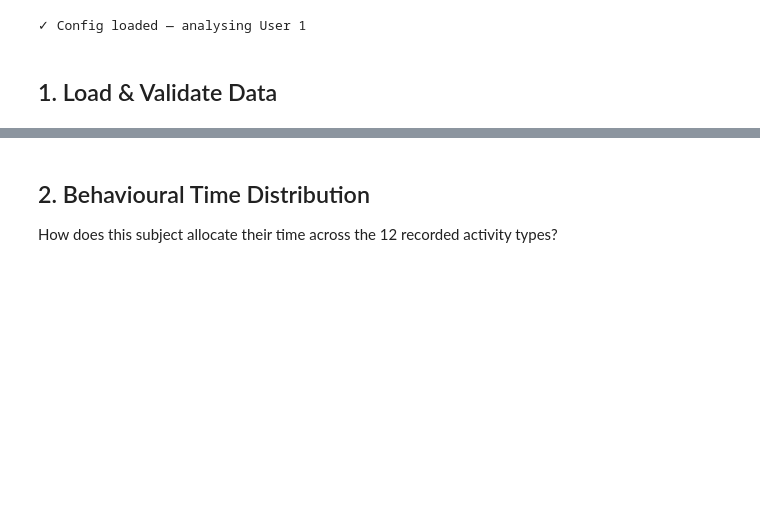
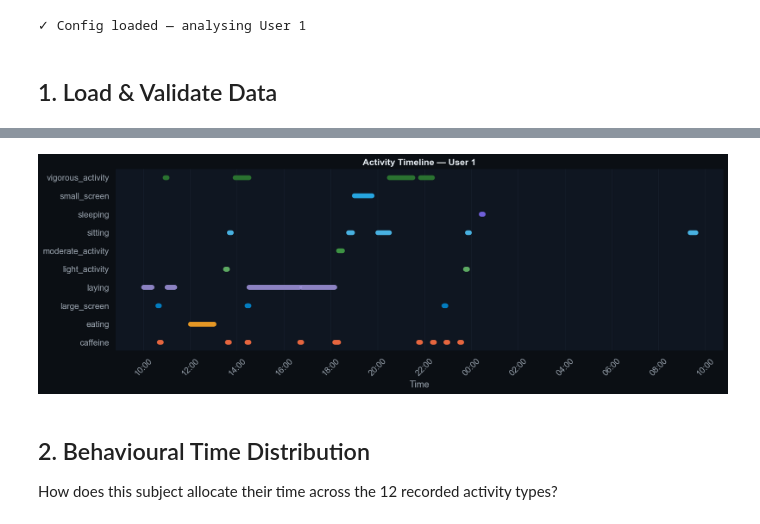
Before and after one commit to KceniaB/signal-to-insight, a Jupyter notebook: notebooks/01_mmash_exploration_v2.ipynb, the cells around one changed output, grey strips where cells are left out. Saved outputs shown, nothing was run; the diff lists cells and outputs as text; code cells hidden in the pictures; blank space fills up the shorter version.

Commit message:
added notebooks/projects; index updated

```diff
--- a/notebooks/01_mmash_exploration_v2.ipynb
+++ b/notebooks/01_mmash_exploration_v2.ipynb
@@ -67,7 +67,9 @@ print(f'✓ Config loaded — analysing User {USER_ID}')
 def load_user(user_id: int, data_root: str) -> dict:
     """Load all MMASH files for a given subject. Returns dict of DataFrames."""
     path = os.path.join(data_root, f'user_{user_id}/')
-    files = {'activity': 'Activity.csv', 'rr': 'RR.csv', 'sleep': 'sleep.csv'}
+    files = {'activity': 'Activity.csv', 'rr': 'RR.csv', 'sleep': 'sleep.csv',
+             'actigraph': 'Actigraph.csv', 'questionnaire': 'questionnaire.csv',
+              'saliva': 'saliva.csv', 'user_info': 'user_info.csv' }
     data = {}
     for key, fname in files.items():
         fpath = os.path.join(path, fname)
@@ -140,3 +162,94 @@ Mean HR: 88.1 bpm
+# %%
+import matplotlib.dates as mdates
+import os
+
+os.makedirs("../figures", exist_ok=True)
+
+# ── Prepare activity timeline ──────────────────────────────────────────────
+activity_tl = data["activity"].copy()
+activity_tl.columns = activity_tl.columns.str.strip()
+
+activity_tl["activity_label"] = activity_tl["Activity"].map(ACTIVITY_MAP).fillna("unknown")
+
+activity_tl["Start_dt"] = pd.to_datetime(
+    "1900-01-" + activity_tl["Day"].astype(str).str.zfill(2) + " " + activity_tl["Start"],
+    format="%Y-%m-%d %H:%M",
+    errors="coerce"
+)
+
+activity_tl["End_dt"] = pd.to_datetime(
+    "1900-01-" + activity_tl["Day"].astype(str).str.zfill(2) + " " + activity_tl["End"],
+    format="%Y-%m-%d %H:%M",
+    errors="coerce"
+)
+
+# Fix intervals crossing midnight
+overnight_mask = activity_tl["End_dt"] < activity_tl["Start_dt"]
+activity_tl.loc[overnight_mask, "End_dt"] += pd.Timedelta(days=1)
+
+activity_tl["duration_min"] = (
+    activity_tl["End_dt"] - activity_tl["Start_dt"]
+).dt.total_seconds() / 60
+
+activity_tl = activity_tl.dropna(subset=["Start_dt", "End_dt", "duration_min"])
+activity_tl = activity_tl[activity_tl["duration_min"] > 0].copy()
+activity_tl = activity_tl.sort_values(["Day", "Start_dt"]).reset_index(drop=True)
+
+# ── Plot ───────────────────────────────────────────────────────────────────
+plt.style.use("dark_background")
+
+labels = sorted(activity_tl["activity_label"].unique())
+label_to_y = {label: i for i, label in enumerate(labels)}
+
+fig, ax = plt.subplots(figsize=(14, 5))
+
+fig.patch.set_facecolor("#0B0F14")
+ax.set_facecolor("#0F1621")
+
+for _, row in activity_tl.iterrows():
+    label = row["activity_label"]
+    y = label_to_y[label]
+
+    ax.plot(
+        [row["Start_dt"], row["End_dt"]],
+        [y, y],
+        linewidth=7,
+        solid_capstyle="round",
+        color=COLOUR_MAP.get(label, "#90A4AE"),  # original colors
+        alpha=0.9
+    )
+
+ax.set_yticks(list(label_to_y.values()))
+ax.set_yticklabels(list(label_to_y.keys()), color="#9AA4AF")
+
+ax.xaxis.set_major_formatter(mdates.DateFormatter("%H:%M"))
+ax.xaxis.set_major_locator(mdates.HourLocator(interval=2))
+
+ax.set_xlabel("Time", color="#9AA4AF")
+ax.set_ylabel("")
+ax.set_title(
+    f"Activity Timeline — User {USER_ID}",
+    fontsize=13,
+    fontweight="bold",
+    color="#E6EDF3"
+)
+
+ax.grid(False)
+ax.grid(axis="x", color="#253041", linewidth=0.6, alpha=0.5)
+
+for spine in ax.spines.values():
+    spine.set_visible(False)
+
+ax.tick_params(axis="x", colors="#9AA4AF")
+ax.tick_params(axis="y", colors="#9AA4AF")
+
+plt.xticks(rotation=45)
+plt.tight_layout()
+
+plt.savefig("../figures/01_activity_timeline.png", dpi=150, bbox_inches="tight")
+plt.show()
+# %% [output]
+[figure, added]
 # %% [markdown]
 ## 2. Behavioural Time Distribution
 
```
Also changed, not shown: parts of 20 cells of this notebook, 40 other files.
